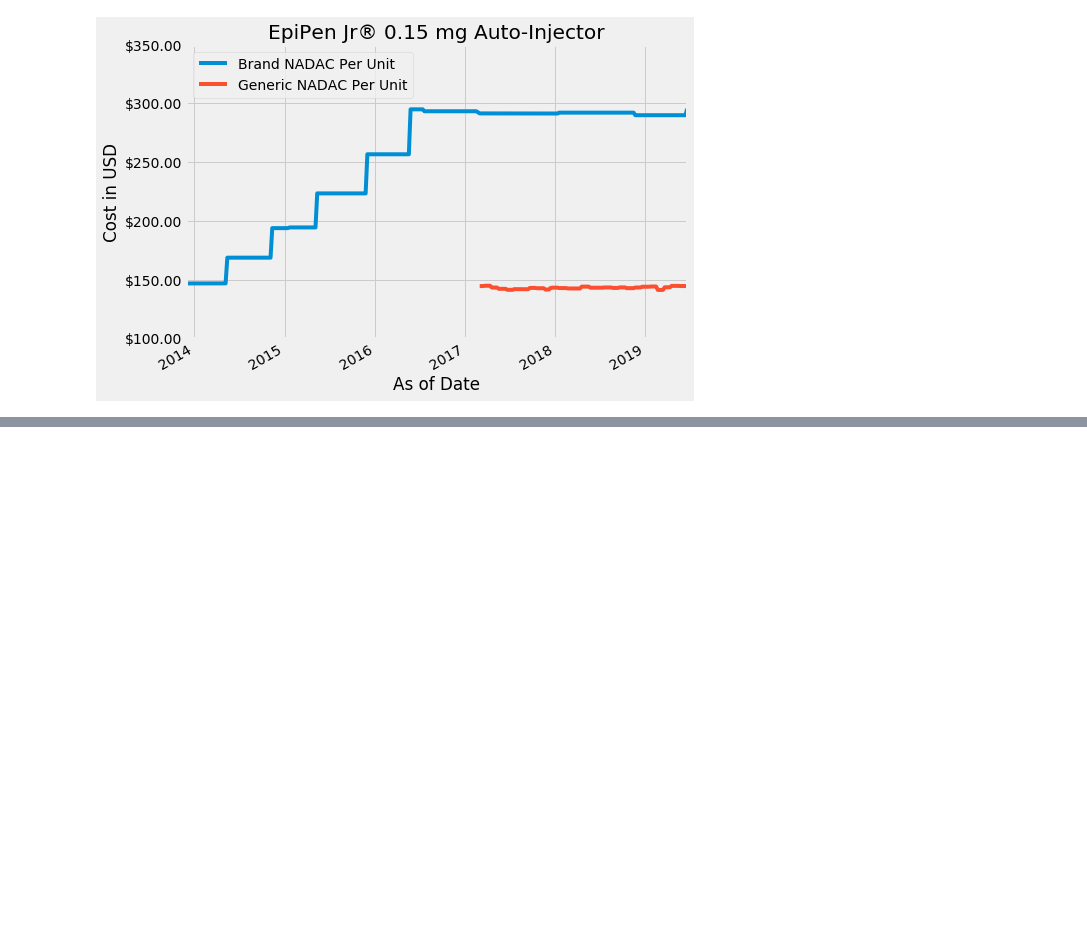
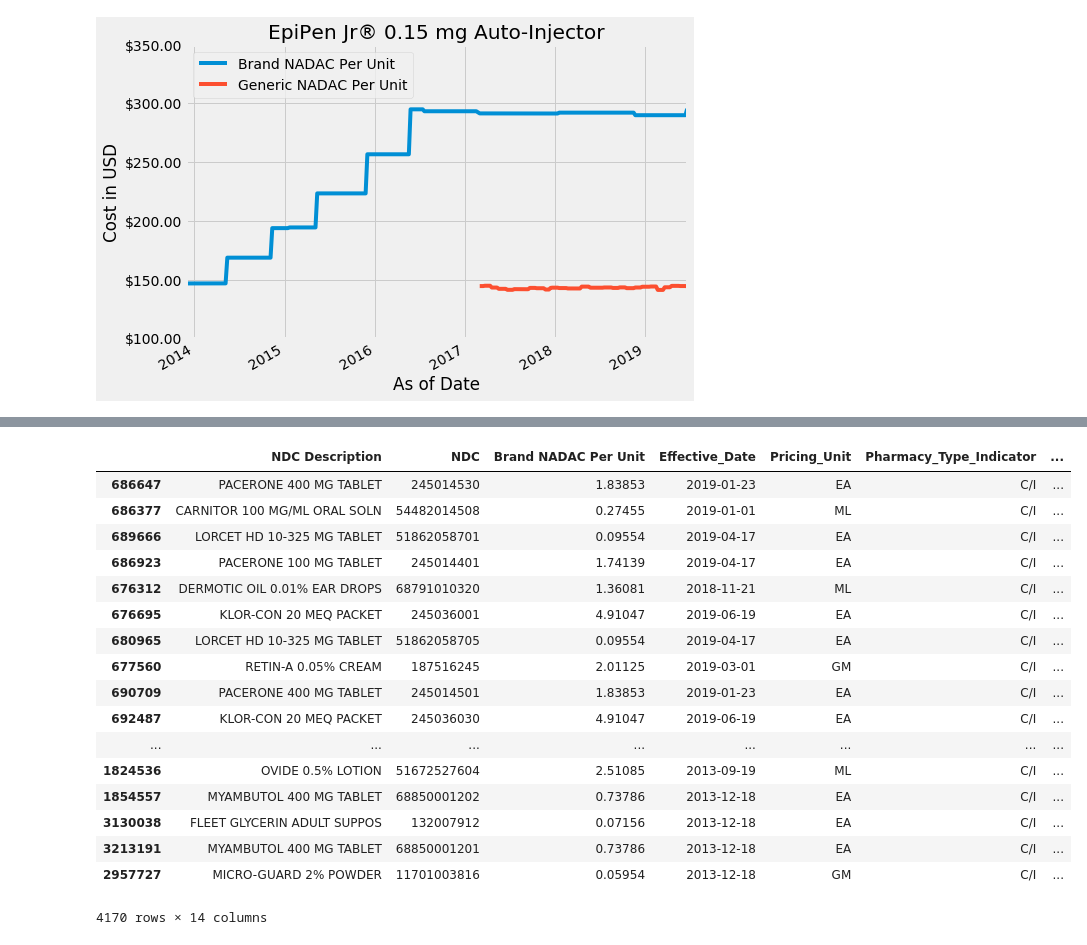
Before and after one commit to StevenMElliott/Drug-Price-Project, a Jupyter notebook: Drug_Prices.ipynb, the cells around one changed output, grey strips where cells are left out. Cells and saved outputs as stored; diff of their text form; code cells hidden in the pictures; blank space fills up the shorter version.

```diff
--- a/Drug_Prices.ipynb
+++ b/Drug_Prices.ipynb
@@ -326,0 +296,24 @@ ax.yaxis.set_major_formatter(formatter)
+# %%
+#taking a look at those brands that are cheaper than their generics.
+cheaper = df[df['name/gen'] <= 1]
+# %%
+cheaper.sort_values('As of Date', ascending=False)
+# %% [output]
+|  | NDC Description | NDC | Brand NADAC Per Unit | Effective_Date | Pricing_Unit | Pharmacy_Type_Indicator | ... |
+| 686647 | PACERONE 400 MG TABLET | 245014530 | 1.83853 | 2019-01-23 | EA | C/I | ... |
+| 686377 | CARNITOR 100 MG/ML ORAL SOLN | 54482014508 | 0.27455 | 2019-01-01 | ML | C/I | ... |
+| 689666 | LORCET HD 10-325 MG TABLET | 51862058701 | 0.09554 | 2019-04-17 | EA | C/I | ... |
+| 686923 | PACERONE 100 MG TABLET | 245014401 | 1.74139 | 2019-04-17 | EA | C/I | ... |
+| 676312 | DERMOTIC OIL 0.01% EAR DROPS | 68791010320 | 1.36081 | 2018-11-21 | ML | C/I | ... |
+| 676695 | KLOR-CON 20 MEQ PACKET | 245036001 | 4.91047 | 2019-06-19 | EA | C/I | ... |
+| 680965 | LORCET HD 10-325 MG TABLET | 51862058705 | 0.09554 | 2019-04-17 | EA | C/I | ... |
+| 677560 | RETIN-A 0.05% CREAM | 187516245 | 2.01125 | 2019-03-01 | GM | C/I | ... |
+| 690709 | PACERONE 400 MG TABLET | 245014501 | 1.83853 | 2019-01-23 | EA | C/I | ... |
+| 692487 | KLOR-CON 20 MEQ PACKET | 245036030 | 4.91047 | 2019-06-19 | EA | C/I | ... |
+| ... | ... | ... | ... | ... | ... | ... | ... |
+| 1824536 | OVIDE 0.5% LOTION | 51672527604 | 2.51085 | 2013-09-19 | ML | C/I | ... |
+| 1854557 | MYAMBUTOL 400 MG TABLET | 68850001202 | 0.73786 | 2013-12-18 | EA | C/I | ... |
+| 3130038 | FLEET GLYCERIN ADULT SUPPOS | 132007912 | 0.07156 | 2013-12-18 | EA | C/I | ... |
+| 3213191 | MYAMBUTOL 400 MG TABLET | 68850001201 | 0.73786 | 2013-12-18 | EA | C/I | ... |
+| 2957727 | MICRO-GUARD 2% POWDER | 11701003816 | 0.05954 | 2013-12-18 | GM | C/I | ... |
+4170 rows × 14 columns
```
Also changed, not shown: parts of 42 cells of this notebook.
